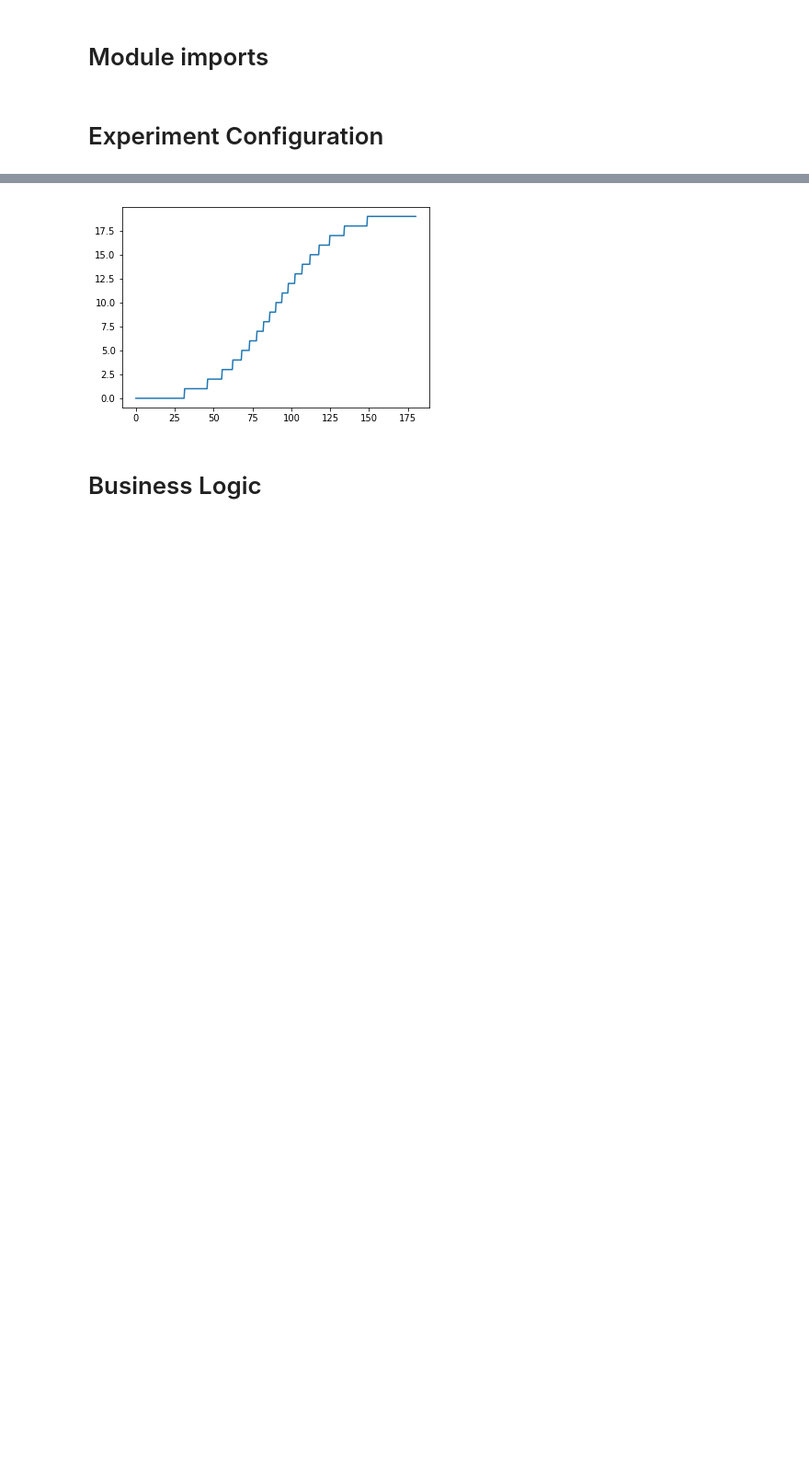
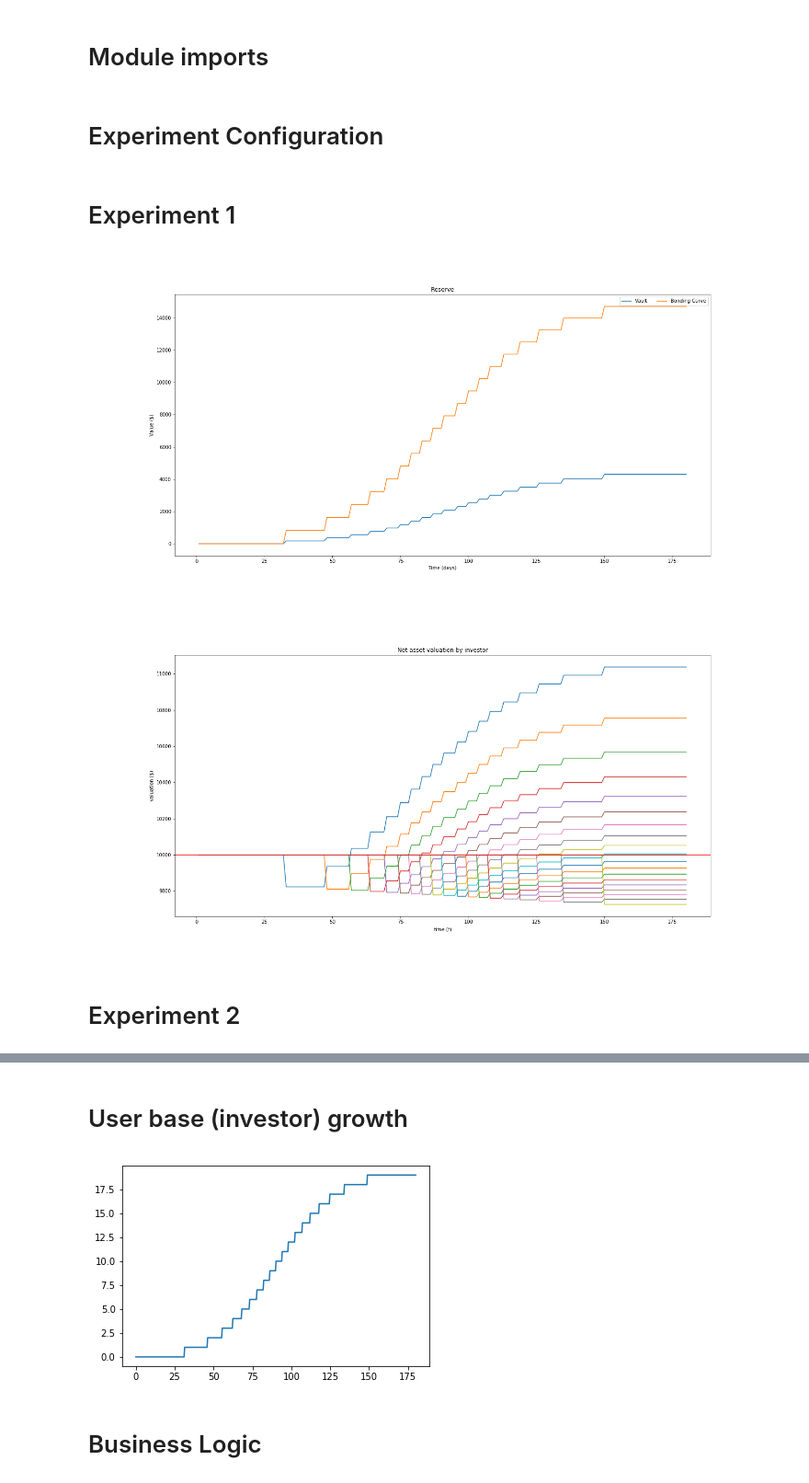
Before and after one commit to BenSchZA/system-modelling-scratchpad, a Jupyter notebook: jupyter-lab-environment/workspace/molecule-alpha.ipynb, the cells around one changed output, grey strips where cells are left out. Shown at 92% size. Cells and saved outputs as stored; diff of their text form; code cells hidden in the pictures; blank space fills up the shorter version.

Commit message:
Experiment output config

```diff
--- a/jupyter-lab-environment/workspace/molecule-alpha.ipynb
+++ b/jupyter-lab-environment/workspace/molecule-alpha.ipynb
@@ -165,10 +166,30 @@ params = {
         lambda investment, investor_node, bonding_curve: roi_sell(investment, investor_node, bonding_curve),
     ],
     'tax_rate': [
-        [.15, .35], # increasing over _time_
-        [.15, .15]
+        [.15, .30], # increasing over _time_
+        [.15, .30]
     ],
     'investment_size': [
         1000.0,
     ]
 }
+# %%
+from IPython.display import display, Markdown, Image
+# IFrame("./experiment_1/bonding_vs_vault_collateral.pdf", width=1000, height=800)
+# IFrame("./experiment_2/bonding_vs_vault_collateral.pdf", width=1000, height=800)
+
+import os
+for experiment in params['sweep']:
+    display(Markdown('# Experiment %s' % experiment))
+    directory = 'experiment_%s' % experiment
+    for file in os.listdir(directory):
+        path = '%s/%s' % (directory, file)
+        if file.endswith('.png'):
+#             fig = pickle.load(open(path, 'rb'))
+#             fig.show()
+            display(Image(path))
+# %% [output]
+# Experiment 1
+[figure, added]
+[figure, added]
+# Experiment 2
@@ -175 +198,3 @@ params = {
+# %% [markdown]
+# User base (investor) growth
 # %%
```
Also changed, not shown: parts of 14 cells of this notebook.
